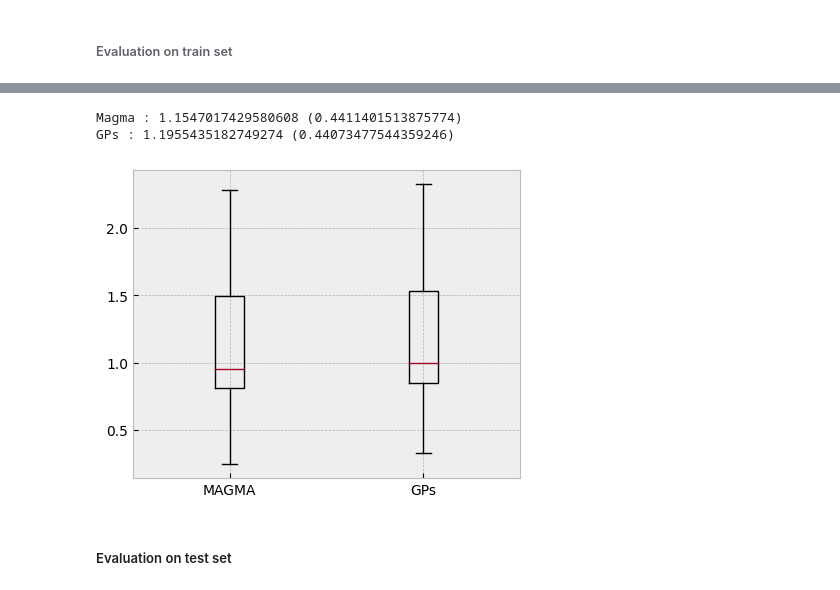
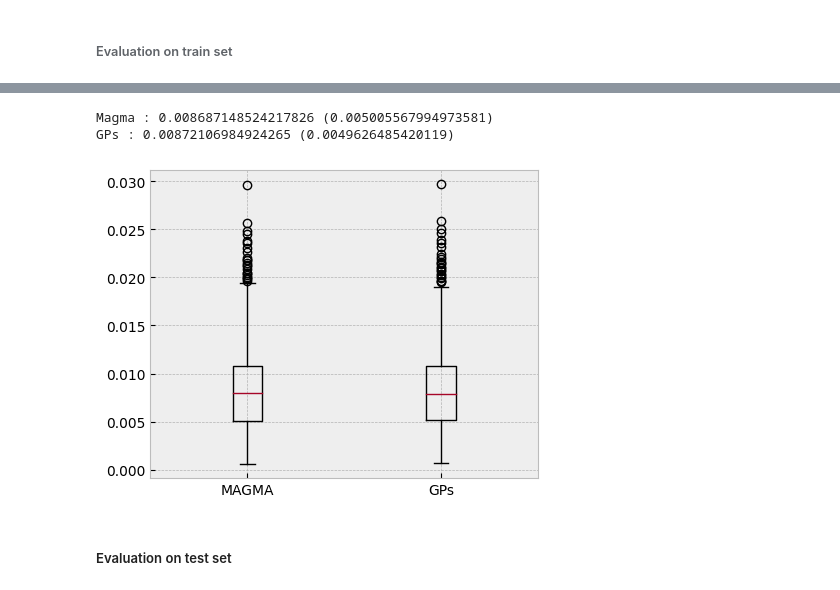
Before and after one commit to BenKabongo25/mva-pgm-project, a Jupyter notebook: simulations/traffic.ipynb, the cells around one changed output, grey strips where cells are left out. Drawn from its saved outputs; the diff is of its cells as text; code cells hidden in the pictures.

```diff
--- a/simulations/traffic.ipynb
+++ b/simulations/traffic.ipynb
@@ -19,11 +19,9 @@ from trainer_gp_magma import Trainer_GP_MAGMA
 # %% [markdown]
 ### Data
 # %%
-DATA_PATH = "../datasets/ECG5000/"
-DATA_PATH = "datasets/ECG5000/"
-ecg_train = np.array(pd.read_table(DATA_PATH + "ECG5000_TRAIN.tsv"))
-ecg_test = np.array(pd.read_table(DATA_PATH + "ECG5000_TEST.tsv"))
-ecg_x_train, ecg_y_train = ecg_train[:, 1:], ecg_train[:, 0]
-ecg_x_test, ecg_y_test = ecg_test[:, 1:], ecg_test[:, 0]
-ecg_x_train.shape, ecg_x_test.shape
+DATA_PATH = "../datasets/Traffic/"
+#DATA_PATH = "datasets/Traffic/"
+traffic_train = np.array(pd.read_table(DATA_PATH + "TRAFFIC_TRAIN.tsv"))
+traffic_test = np.array(pd.read_table(DATA_PATH + "TRAFFIC_TEST.tsv"))
+traffic_train.shape, traffic_test.shape
 # %% [output]
@@ -55,8 +37,8 @@ for y in np.unique(ecg_y_train):
 # %% [markdown]
 ### Common grid : 60% observed, 40% unobserved
 # %%
-T = np.arange(0, 140)
-N = 84
+T = np.arange(0, 192)
+N = 115
 common_T = T[:N]
 T_p = T[N:]
 # %%
@@ -108,0 +86,4 @@ ecg_x_train_obs.shape, ecg_x_train_p.shape
+# %%
+traffic_train_obs = traffic_train[:, :N]
+traffic_train_p = traffic_train[:, N:]
+traffic_train_obs.shape, traffic_train_p.shape
@@ -114,6 +97,6 @@ mean_true_p.shape
 # %%
-T_obss = np.tile(common_T, (len(ecg_x_train_p), 1))
-T_ps = np.tile(T_p, (len(ecg_x_train_p), 1))
-mean_true_ps = np.tile(mean_true_p, (len(ecg_x_train_p), 1))
+T_obss = np.tile(common_T, (len(traffic_train_p), 1))
+T_ps = np.tile(T_p, (len(traffic_train_p), 1))
+mean_true_ps = np.tile(mean_true_p, (len(traffic_train_p), 1))
 T_obss.shape, T_ps.shape, mean_true_ps.shape
 # %% [output]
@@ -143,17 +126,17 @@ plt.show()
 # %%
-all_res = trainer.evaluate_models_all(ecg_x_train_p, T_ps, T_obss, ecg_x_train_obs)
+all_res = trainer.evaluate_models_all(traffic_train_p, T_ps, T_obss, traffic_train_obs)
 all_res = np.array(all_res)
 magma_mean, gp_mean = np.mean(all_res, axis=0)
 magma_std, gp_std = np.std(all_res, axis=0)
 print(f"Magma : {magma_mean} ({magma_std})")
 print(f"GPs : {gp_mean} ({gp_std})")
 labels = ["MAGMA", "GPs"]
 plt.figure(figsize=(5, 4))
 plt.boxplot(all_res, labels=labels)
 plt.show()
 # %% [output]
-Magma : 1.1547017429580608 (0.4411401513875774)
-GPs : 1.1955435182749274 (0.44073477544359246)
+Magma : 0.008687148524217826 (0.005005567994973581)
+GPs : 0.00872106984924265 (0.0049626485420119)
-[figure, old version]
+[figure, new version]
 # %% [markdown]
 ##### Evaluation on test set
```
Also changed, not shown: parts of 36 cells of this notebook.
